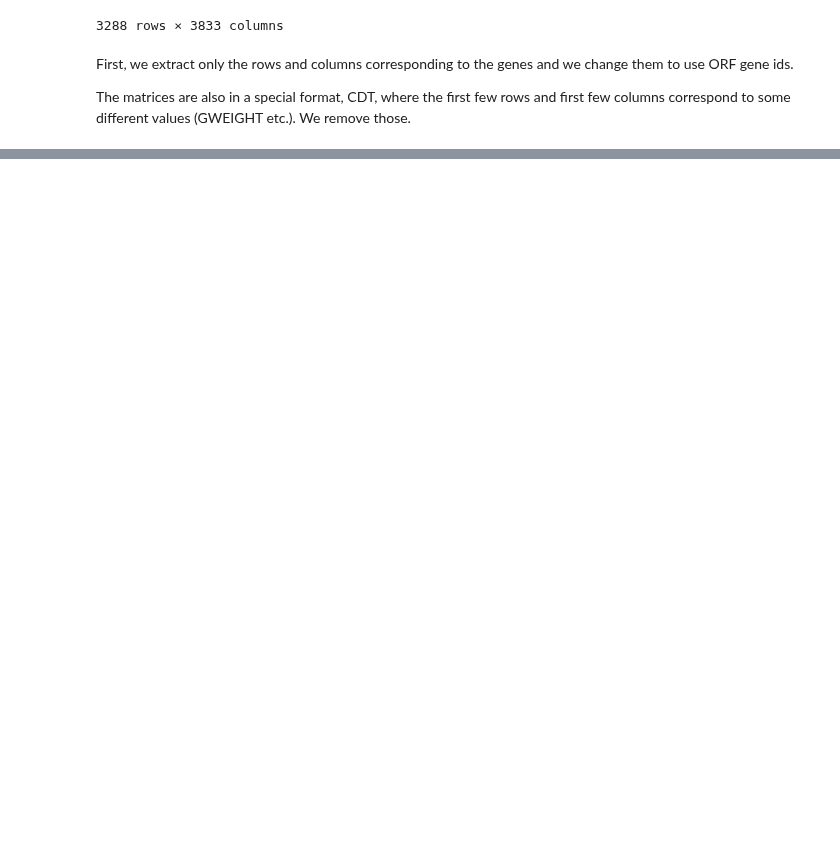
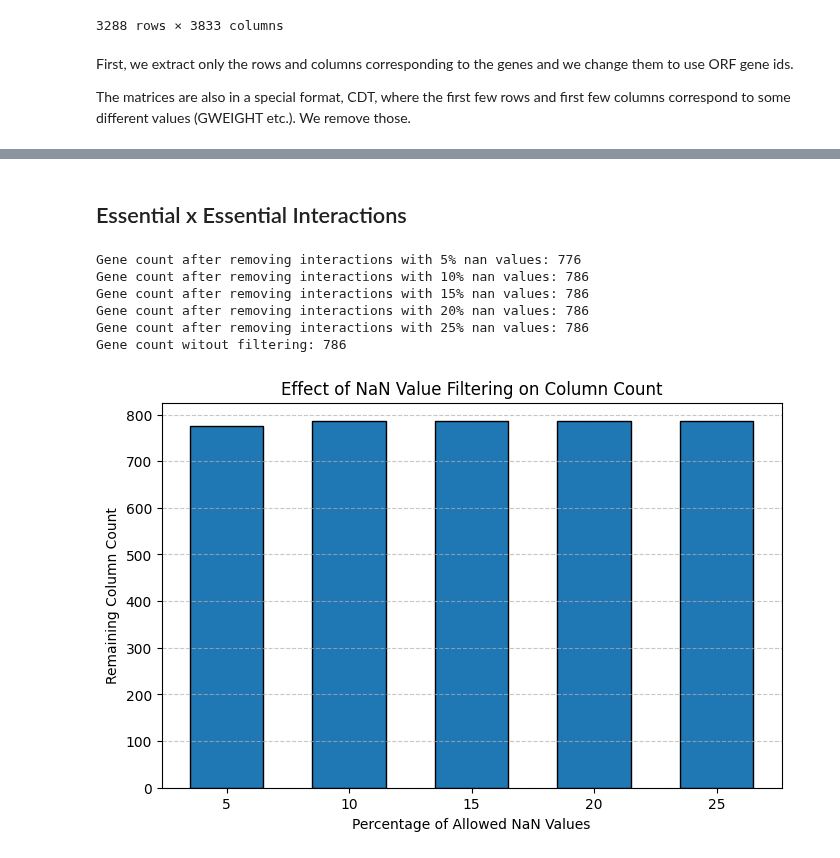
Before and after one commit to egekurt123/yeast_gene_interactions, a Jupyter notebook: Data Cleaning.ipynb, the cells around one changed output, grey strips where cells are left out. Saved outputs shown, nothing was run; the diff lists cells and outputs as text; code cells hidden in the pictures; blank space fills up the shorter version.

Commit message:
Added visualization of missing values

```diff
--- a/Data Cleaning.ipynb
+++ b/Data Cleaning.ipynb
@@ -143,0 +77,37 @@ Costanzo_ExN_cleared.head()
+# %%
+def visualize_nan_proportion(dataset):
+
+    allowed_nan_proportions = [5, 10, 15, 20, 25]
+    gene_counts = []
+    size = dataset.shape[0]
+
+    for proportion in allowed_nan_proportions:
+        max_nan = (size % 100) * proportion
+        filtered_gene_size = len(dataset.loc[:, dataset.isna().sum() <= max_nan].columns)
+        gene_counts.append(filtered_gene_size)
+        print("Gene count after removing interactions with " + str(proportion) + "% nan values: " + str(filtered_gene_size))
+
+    print("Gene count witout filtering: " + str(len(dataset.columns)))
+
+    plt.figure(figsize=(8, 5))
+    plt.bar(allowed_nan_proportions, gene_counts, width=3, edgecolor='black')
+
+    plt.xlabel('Percentage of Allowed NaN Values')
+    plt.ylabel('Remaining Column Count')
+    plt.title('Effect of NaN Value Filtering on Column Count')
+    plt.xticks(allowed_nan_proportions)
+    plt.grid(axis='y', linestyle='--', alpha=0.7)
+
+    plt.show()
+# %% [markdown]
+## Essential x Essential Interactions
+# %%
+visualize_nan_proportion(ExE)
+# %% [output]
+Gene count after removing interactions with 5% nan values: 776
+Gene count after removing interactions with 10% nan values: 786
+Gene count after removing interactions with 15% nan values: 786
+Gene count after removing interactions with 20% nan values: 786
+Gene count after removing interactions with 25% nan values: 786
+Gene count witout filtering: 786
+[figure, added]
```
Also changed, not shown: parts of 17 cells of this notebook.
